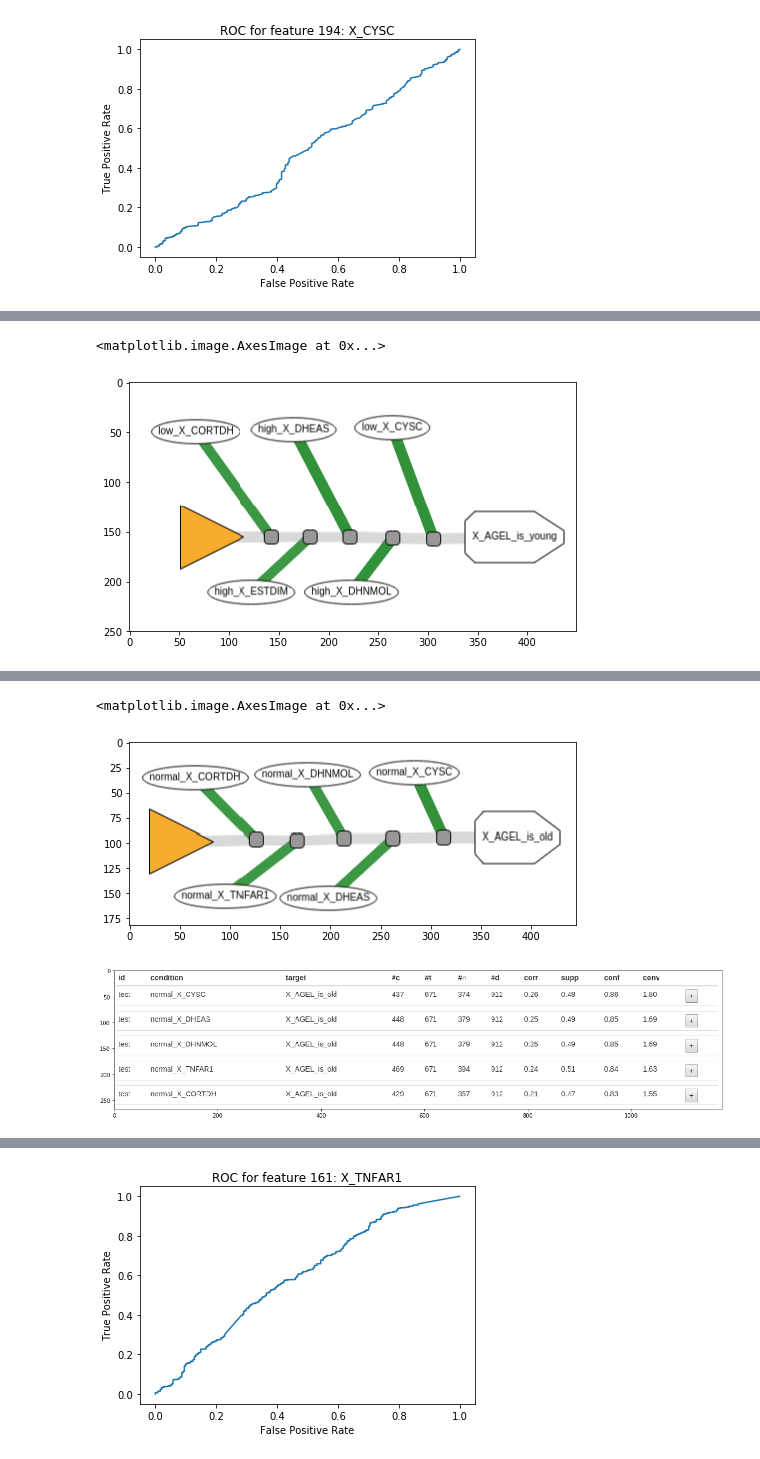
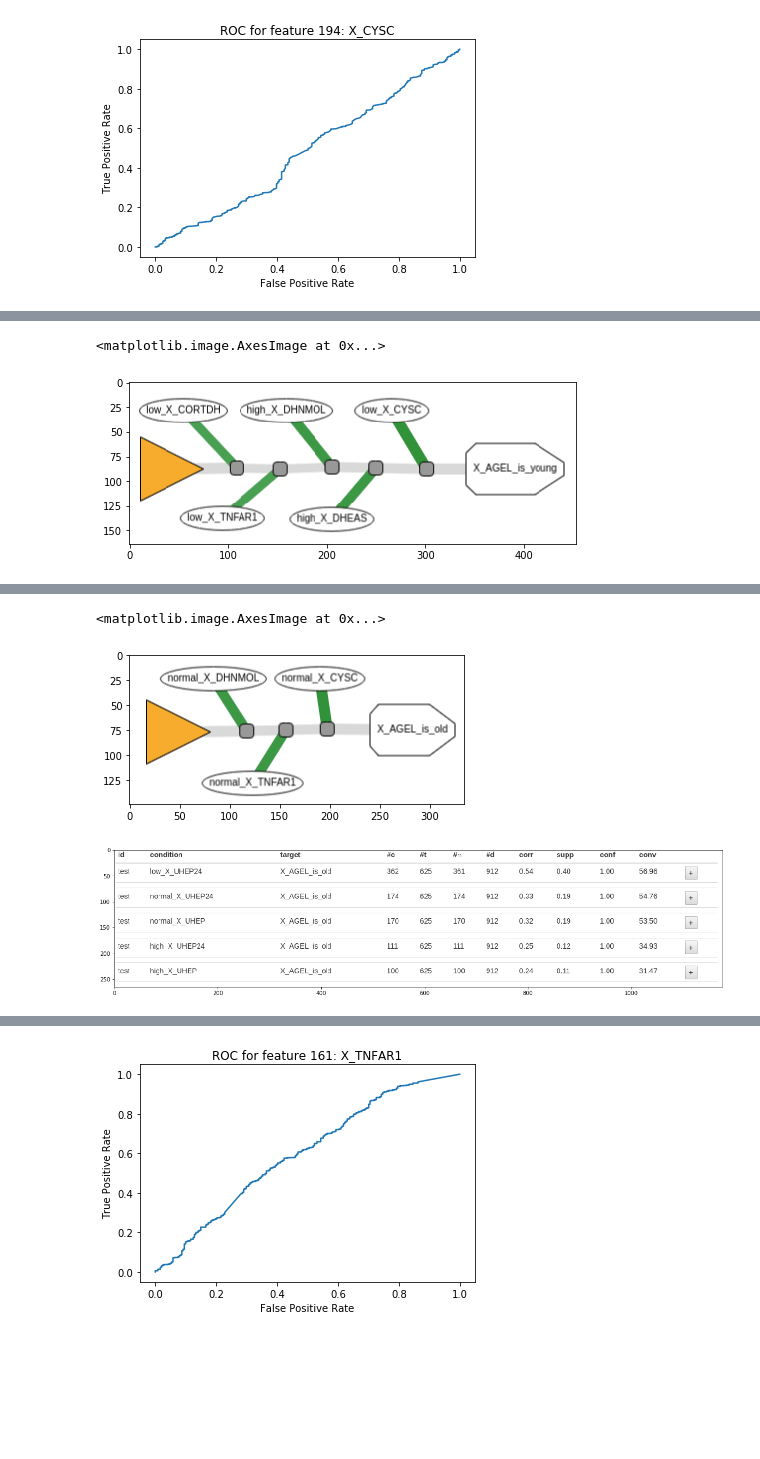
Before and after one commit to JetBrains-Research/fishbone, a Jupyter notebook: src/main/resources/Chianti_predicates_analysis.ipynb, the cells around one changed output, grey strips where cells are left out. Drawn from its saved outputs; the diff is of its cells as text; code cells hidden in the pictures; blank space fills up the shorter version.

```diff
--- a/src/main/resources/Chianti_predicates_analysis.ipynb
+++ b/src/main/resources/Chianti_predicates_analysis.ipynb
@@ -152,33 +152,32 @@ plt.imshow(mpimg.imread("old_vs_young_no_restriction_table.png"), interpolation=
 # %%
 # Молодые (отрицание предикатов отключено)
 plt.figure(figsize = (8, 8))
-plt.imshow(mpimg.imread("young_vs_old_no_restrictions.png"), interpolation='nearest')
+plt.imshow(mpimg.imread("young_no_restrictions.png"), interpolation='nearest')
 plt.figure(figsize = (20, 20))
-plt.imshow(mpimg.imread("yong_vs_old_no_restrictions_table.png"), interpolation='nearest')
+plt.imshow(mpimg.imread("young_no_restrictions_table.png"), interpolation='nearest')
 # Причем, эта же диаграмма сохраняется при саппорте >= 0.3
 # %% [output]
 <matplotlib.image.AxesImage at 0x...>
-[figure, old version]
+[figure, new version]
 [figure]
 # %%
-# Зададим ограничение на саппорт >= 0.4 (отрицание предикатов отключено)
-plt.figure(figsize = (8, 8))
-plt.imshow(mpimg.imread("old_vs_young_support_04.png"), interpolation='nearest')
+# Зададим ограничение на саппорт >= 0.4 для пожилых (отрицание предикатов отключено)
+plt.figure(figsize = (6, 6))
+plt.imshow(mpimg.imread("old_without_neg_sup_04_compl_1.png"), interpolation='nearest')
 plt.figure(figsize = (20, 20))
-plt.imshow(mpimg.imread("old_vs_young_support_04_table.png"), interpolation='nearest')
+plt.imshow(mpimg.imread("old_support_04_table.png"), interpolation='nearest')
 
 # Сравним предикаты со старыми:
 # young ---- old
-# low_CYSC ---- normal_CYSC
+#low_cysc ---- normal_cysc
 # high_dhnmol ---- normal_dhnmol
-# high_dheas ---- normal_dheas
-# low_cortdh ---- normal_cortdh
+# low_tnfar1 ---- normal_tnfar1
 
 # Подавляющее число значений "normal" в предикатах для пожилых людей может быть связано с тем,
 # что в датасете больше всех людей 70-79 лет
 # т.е. именно их показатели являются "нормальными" для датасета
 # %% [output]
 <matplotlib.image.AxesImage at 0x...>
-[figure, old version]
+[figure, new version]
-[figure, old version]
+[figure, new version]
 # %%
```
Also changed, not shown: parts of 13 cells of this notebook.
